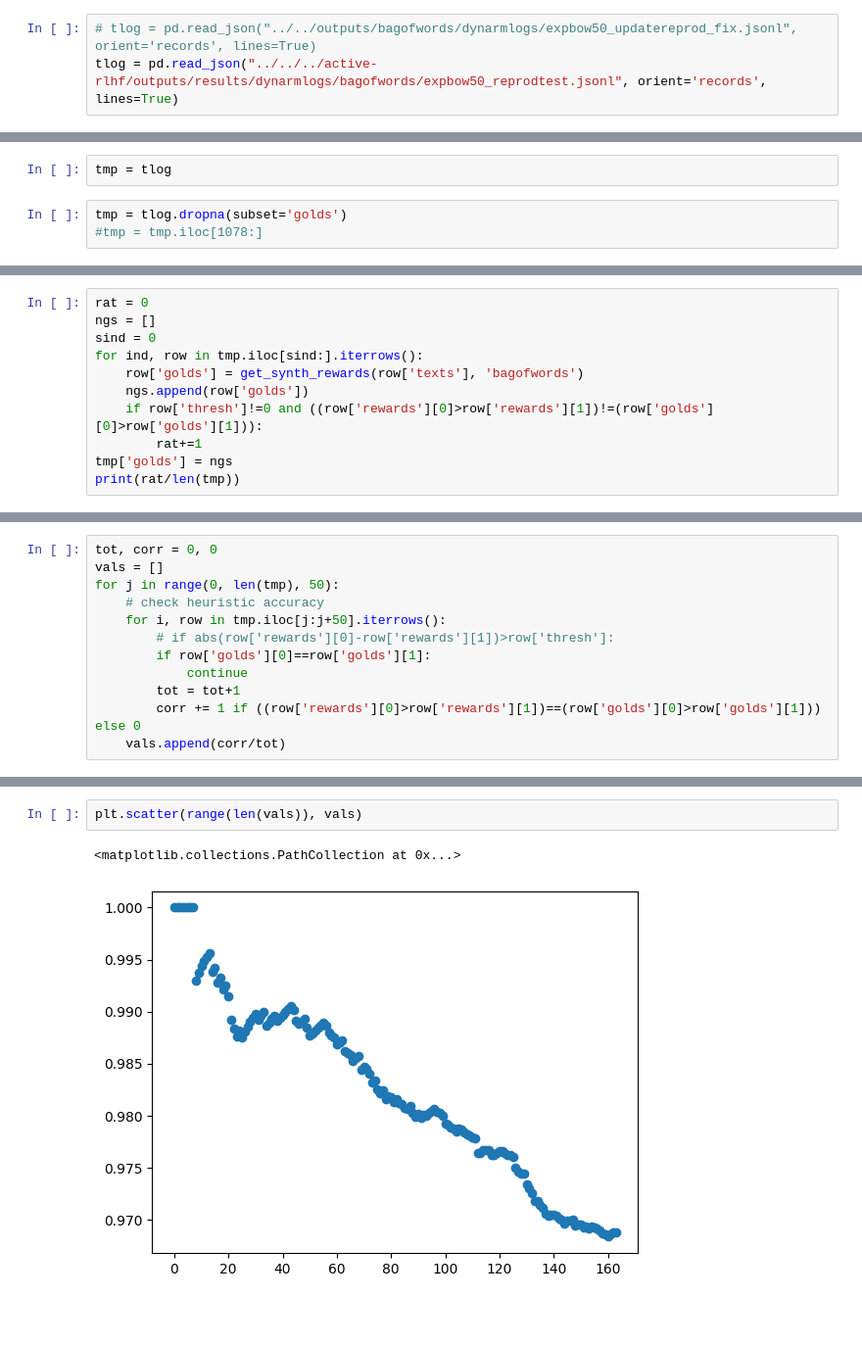
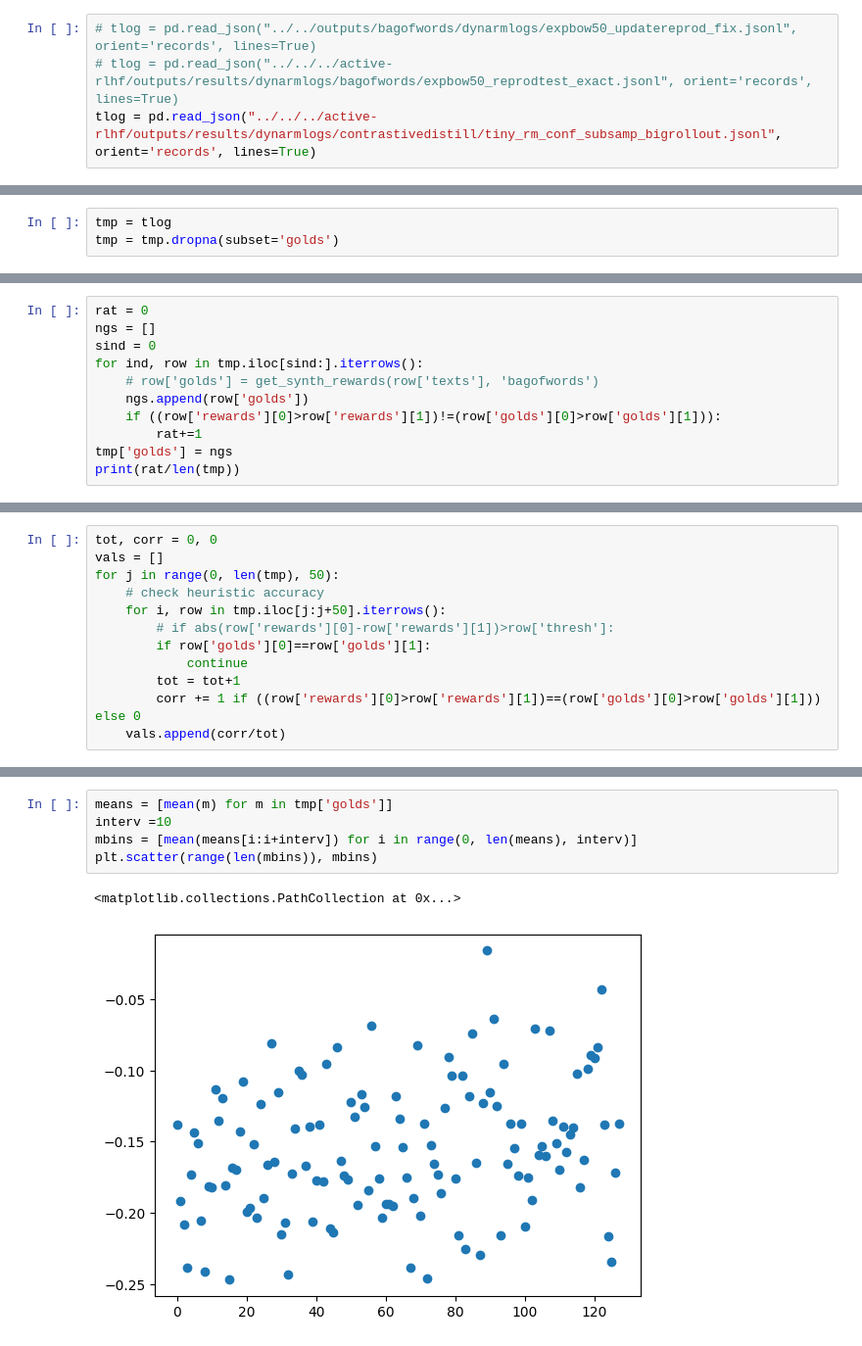
Before and after one commit to PrasannS/rlhf-length-biases, a Jupyter notebook: notebooks/eval/trainlog_analysis.ipynb, the cells around one changed output, grey strips where cells are left out. Shown at 98% size. Saved outputs shown, nothing was run; the diff lists cells and outputs as text; blank space fills up the shorter version.

```diff
--- a/notebooks/eval/trainlog_analysis.ipynb
+++ b/notebooks/eval/trainlog_analysis.ipynb
@@ -6,3 +19,4 @@ from rlhfutils.rl_utils import get_synth_rewards
 # %%
 # tlog = pd.read_json("../../outputs/bagofwords/dynarmlogs/expbow50_updatereprod_fix.jsonl", orient='records', lines=True)
-tlog = pd.read_json("../../../active-rlhf/outputs/results/dynarmlogs/bagofwords/expbow50_reprodtest.jsonl", orient='records', lines=True)
+# tlog = pd.read_json("../../../active-rlhf/outputs/results/dynarmlogs/bagofwords/expbow50_reprodtest_exact.jsonl", orient='records', lines=True)
+tlog = pd.read_json("../../../active-rlhf/outputs/results/dynarmlogs/contrastivedistill/tiny_rm_conf_subsamp_bigrollout.jsonl", orient='records', lines=True)
@@ -9,5 +31,3 @@ tlog = pd.read_json("../../../active-rlhf/outputs/results/dynarmlogs/bagofwords/
 # %%
 tmp = tlog
+tmp = tmp.dropna(subset='golds')
-# %%
-tmp = tlog.dropna(subset='golds')
-#tmp = tmp.iloc[1078:]
@@ -32,9 +52,9 @@ rat = 0
 ngs = []
 sind = 0
 for ind, row in tmp.iloc[sind:].iterrows():
-    row['golds'] = get_synth_rewards(row['texts'], 'bagofwords')
+    # row['golds'] = get_synth_rewards(row['texts'], 'bagofwords')
     ngs.append(row['golds'])
-    if row['thresh']!=0 and ((row['rewards'][0]>row['rewards'][1])!=(row['golds'][0]>row['golds'][1])):
+    if ((row['rewards'][0]>row['rewards'][1])!=(row['golds'][0]>row['golds'][1])):
         rat+=1
 tmp['golds'] = ngs
 print(rat/len(tmp))
@@ -65,6 +106,9 @@ plt.scatter(range(len(vals)), vals)
 # %%
-plt.scatter(range(len(vals)), vals)
+means = [mean(m) for m in tmp['golds']]
+interv =10
+mbins = [mean(means[i:i+interv]) for i in range(0, len(means), interv)]
+plt.scatter(range(len(mbins)), mbins)
 # %% [output]
 <matplotlib.collections.PathCollection at 0x...>
-[figure, old version]
+[figure, new version]
 # %%
```
Also changed, not shown: parts of 14 cells of this notebook, 11 other files.
